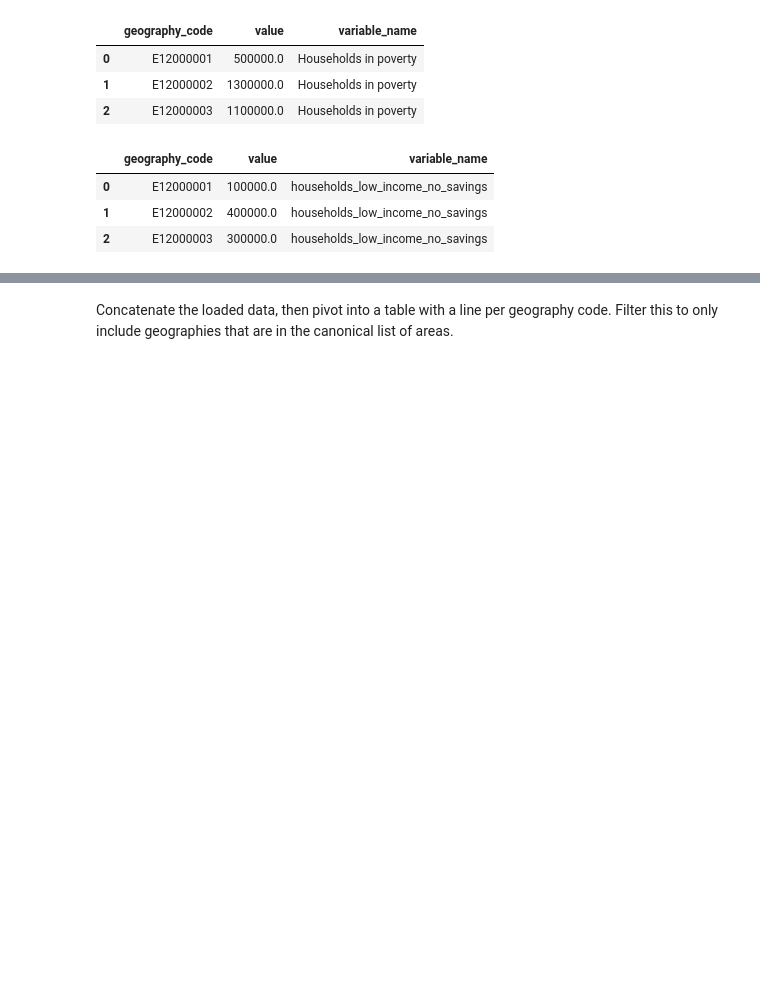
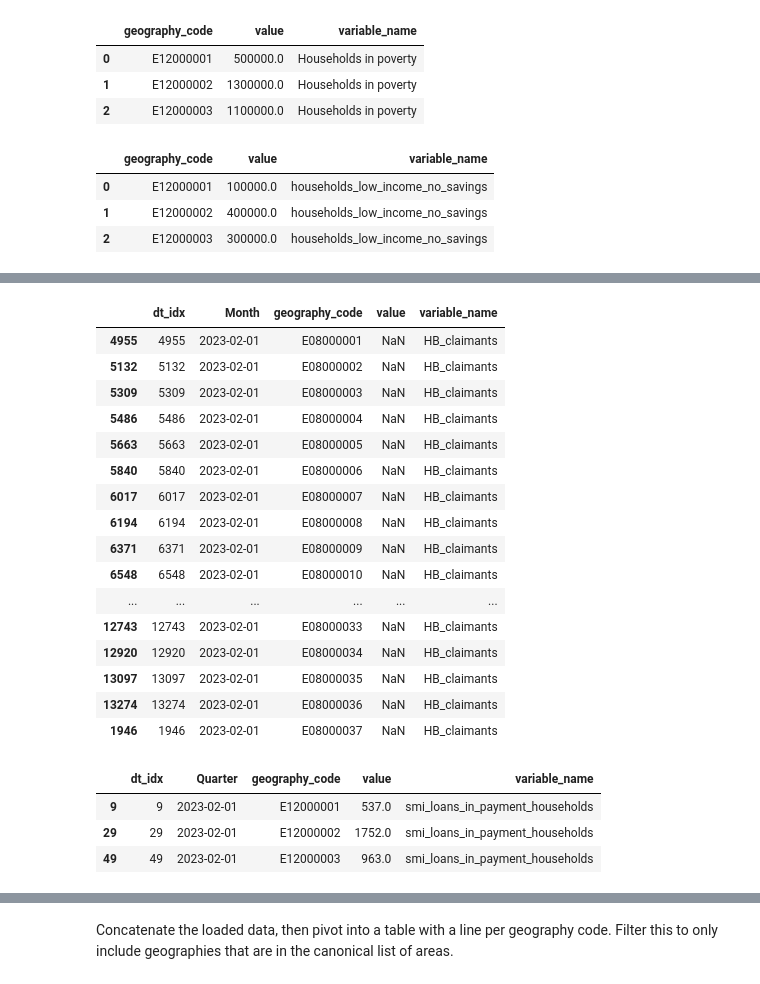
Before and after one commit to open-innovations/jrf-insight, a Jupyter notebook: pipelines/place/transform.ipynb, the cells around one changed output, grey strips where cells are left out. Cells and saved outputs as stored; diff of their text form; code cells hidden in the pictures; blank space fills up the shorter version.

```diff
--- a/pipelines/place/transform.ipynb
+++ b/pipelines/place/transform.ipynb
@@ -237 +225,36 @@ economic_inactivity
 78 rows × 6 columns
+# %%
+housing_benefit = pd.read_csv(f'{DATA_DIR}/HB/claimants.csv')
+housing_benefit['Month'] = pd.to_datetime(housing_benefit['Month'])
+housing_benefit.rename(columns={'Unnamed: 0': 'dt_idx'}, inplace=True)
+housing_benefit = housing_benefit.loc[housing_benefit.groupby('geography_code')['dt_idx'].idxmax()]
+housing_benefit[housing_benefit.geography_code.str.startswith('E08')]
+# %% [output]
+|  | dt_idx | Month | geography_code | value | variable_name |
+| 4955 | 4955 | 2023-02-01 | E08000001 | NaN | HB_claimants |
+| 5132 | 5132 | 2023-02-01 | E08000002 | NaN | HB_claimants |
+| 5309 | 5309 | 2023-02-01 | E08000003 | NaN | HB_claimants |
+| 5486 | 5486 | 2023-02-01 | E08000004 | NaN | HB_claimants |
+| 5663 | 5663 | 2023-02-01 | E08000005 | NaN | HB_claimants |
+| 5840 | 5840 | 2023-02-01 | E08000006 | NaN | HB_claimants |
+| 6017 | 6017 | 2023-02-01 | E08000007 | NaN | HB_claimants |
+| 6194 | 6194 | 2023-02-01 | E08000008 | NaN | HB_claimants |
+| 6371 | 6371 | 2023-02-01 | E08000009 | NaN | HB_claimants |
+| 6548 | 6548 | 2023-02-01 | E08000010 | NaN | HB_claimants |
+| ... | ... | ... | ... | ... | ... |
+| 12743 | 12743 | 2023-02-01 | E08000033 | NaN | HB_claimants |
+| 12920 | 12920 | 2023-02-01 | E08000034 | NaN | HB_claimants |
+| 13097 | 13097 | 2023-02-01 | E08000035 | NaN | HB_claimants |
+| 13274 | 13274 | 2023-02-01 | E08000036 | NaN | HB_claimants |
+| 1946 | 1946 | 2023-02-01 | E08000037 | NaN | HB_claimants |
+# %%
+smi = pd.read_csv(f'{DATA_DIR}/smi/smi_loans_in_payment_households.csv')
+smi['Quarter'] = pd.to_datetime(smi['Quarter'])
+smi.rename(columns={'Unnamed: 0': 'dt_idx'}, inplace=True)
+smi = smi.loc[smi.groupby('geography_code')['Quarter'].idxmax()]
+smi
+# %% [output]
+|  | dt_idx | Quarter | geography_code | value | variable_name |
+| 9 | 9 | 2023-02-01 | E12000001 | 537.0 | smi_loans_in_payment_households |
+| 29 | 29 | 2023-02-01 | E12000002 | 1752.0 | smi_loans_in_payment_households |
+| 49 | 49 | 2023-02-01 | E12000003 | 963.0 | smi_loans_in_payment_households |
```
Also changed, not shown: parts of 5 cells of this notebook, 10 other files.
